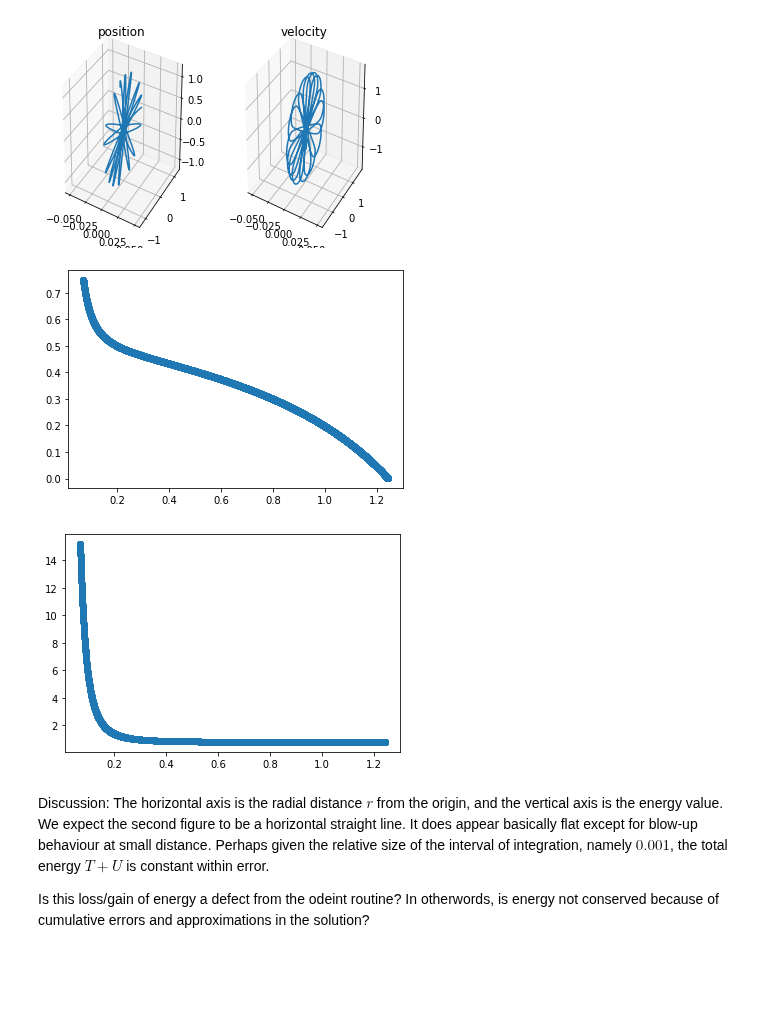
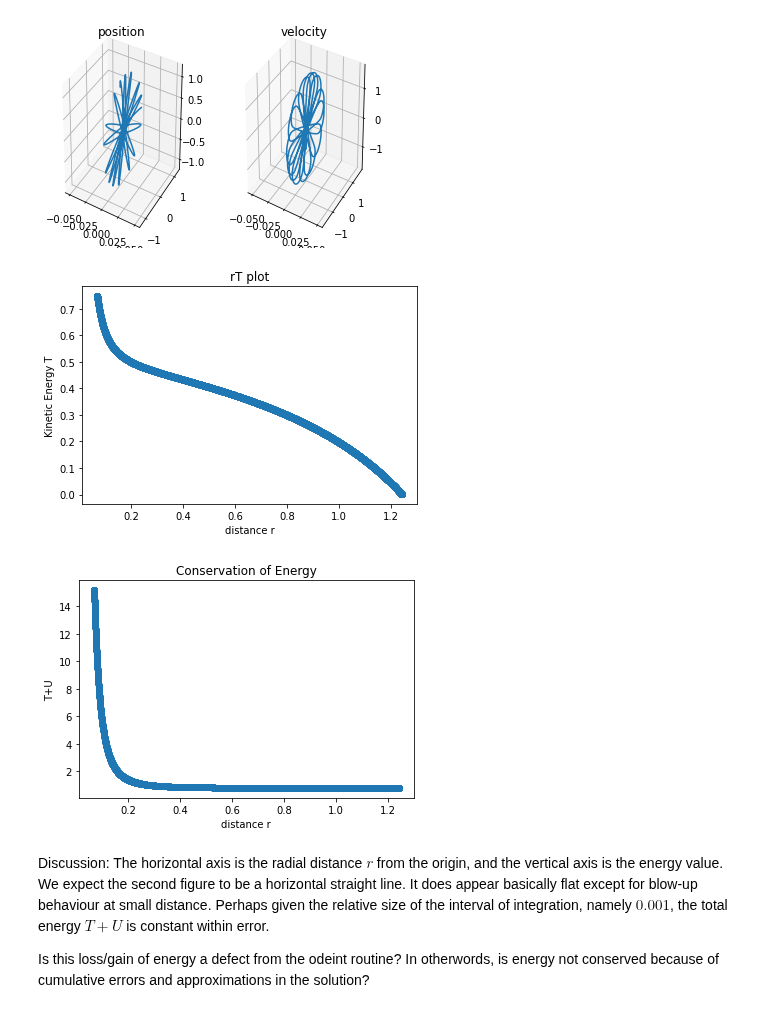
Before and after one commit to jhmartel/0x, a Jupyter notebook: _notebooks/2022-02-10-LetterToAssisWeberPotentials.ipynb, the cells around one changed output. Drawn from its saved outputs; the diff is of its cells as text; code cells hidden in the pictures; blank space fills up the shorter version.

```diff
--- a/_notebooks/2022-02-10-LetterToAssisWeberPotentials.ipynb
+++ b/_notebooks/2022-02-10-LetterToAssisWeberPotentials.ipynb
@@ -109,35 +109,45 @@ import matplotlib.pyplot
 import pylab
 
 def rho(x,y,z):
   return (x*x+y*y+z*z)**0.5
 
 v_list=[]
 for j in range(4000):
   v_list.append(
       (rho(result[j,0], result[j,1], result[j,2]),
        T(result[j,3], result[j,4], result[j,5]))
          )
 
 
 U_list=[]
 for j in range(4000):
     U_list.append(
         (rho(result[j,0], result[j,1], result[j,2]),
          U(result[j,0],result[j,1],result[j,2],result[j,3],result[j,4],result[j,5])+T(result[j,3], result[j,4], result[j,5]))
     )
 
 prelist1 = list(zip(*v_list))
 pylab.scatter(list(prelist1[0]),list(prelist1[1]))
+
+pylab.xlabel('distance r')
+pylab.ylabel('Kinetic Energy T')
+pylab.title('rT plot')
+
 pylab.show()
 
 prelist2 = list(zip(*U_list))
 pylab.scatter(list(prelist2[0]),list(prelist2[1]))
+
+pylab.xlabel('distance r')
+pylab.ylabel('T+U')
+pylab.title('Conservation of Energy')
+
 pylab.show()
 
 ## Error. Expect to see conservation of energy T+U = constant in the second figure. However the sum T+U appears nonconstant.
 # %% [output]
-[figure, old version]
+[figure, new version]
-[figure, old version]
+[figure, new version]
 # %% [markdown]
 Discussion: The horizontal axis is the radial distance $r$ from the origin, and the vertical axis is the energy value.
 We expect the second figure to be a horizontal straight line. It does appear basically flat except for blow-up behaviour at small distance. Perhaps given the relative size of the interval of integration, namely $0.001$, the total energy $T+U$ is constant within error.
```
Also changed, not shown: parts of 3 cells of this notebook.
